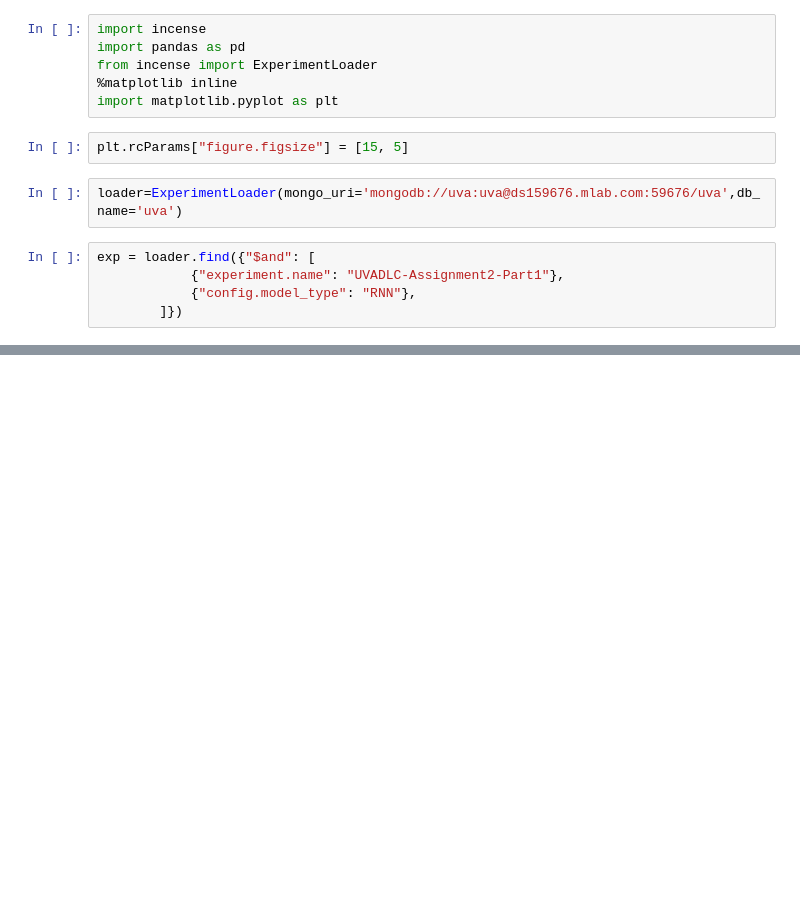
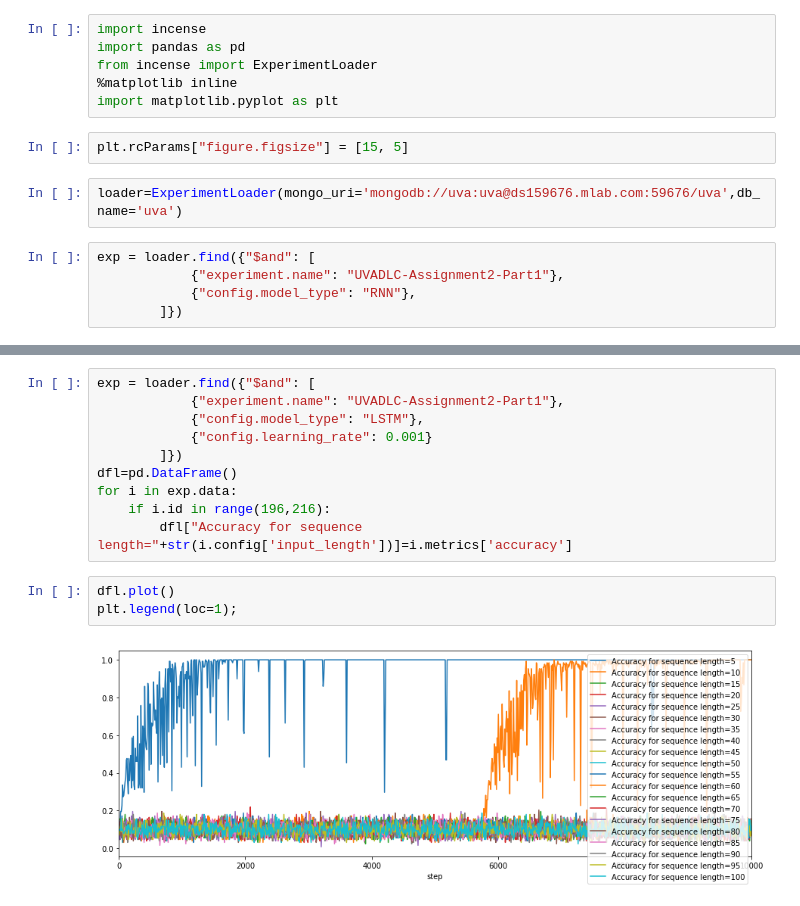
Before and after one commit to theofpa/uvadlc_practicals_2019, a Jupyter notebook: assignment_2/part1/RNN-accuracy.ipynb, the cells around one changed output, grey strips where cells are left out. Drawn from its saved outputs; the diff is of its cells as text; blank space fills up the shorter version.

```diff
--- a/assignment_2/part1/RNN-accuracy.ipynb
+++ b/assignment_2/part1/RNN-accuracy.ipynb
@@ -24,0 +68,15 @@ df.plot();
+# %%
+exp = loader.find({"$and": [
+            {"experiment.name": "UVADLC-Assignment2-Part1"},
+            {"config.model_type": "LSTM"},
+            {"config.learning_rate": 0.001}
+        ]})
+dfl=pd.DataFrame()
+for i in exp.data:
+    if i.id in range(196,216):
+        dfl["Accuracy for sequence length="+str(i.config['input_length'])]=i.metrics['accuracy']
+# %%
+dfl.plot()
+plt.legend(loc=1);
+# %% [output]
+[figure, added]
```
Also changed, not shown: parts of 14 cells of this notebook.
